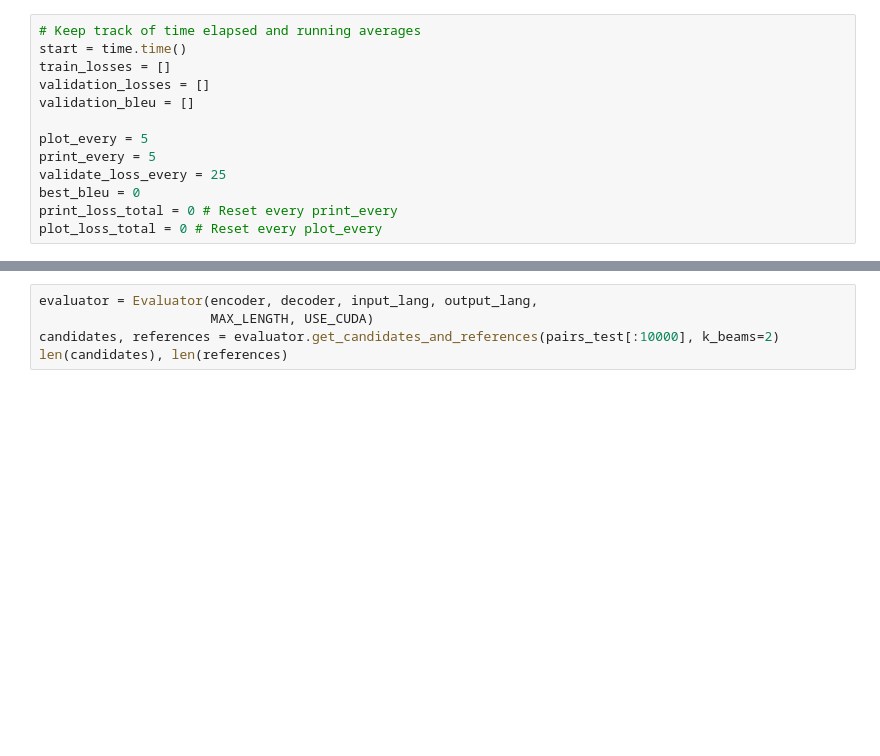
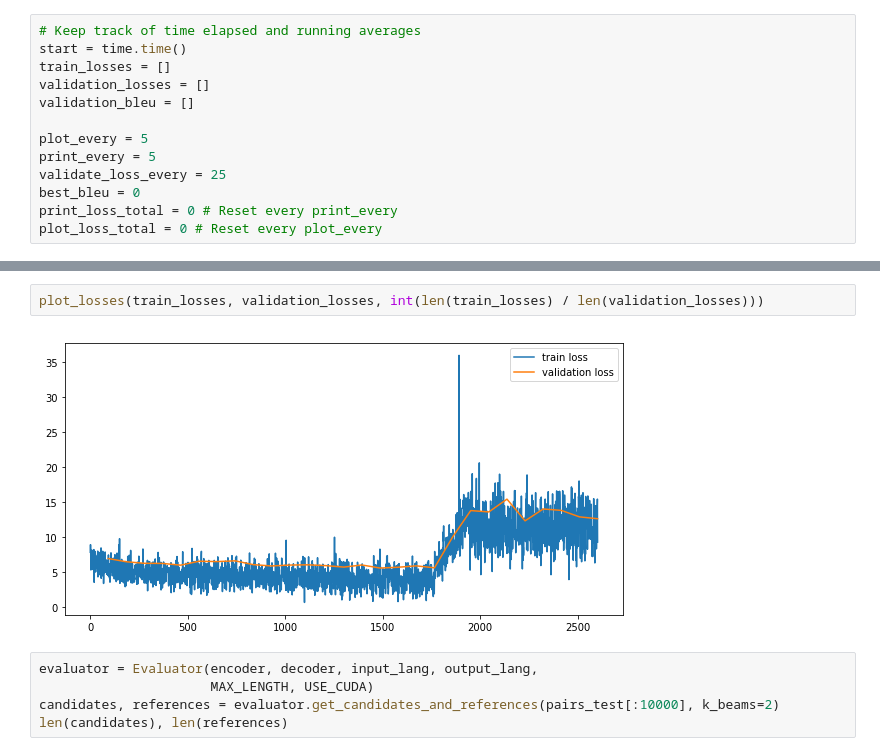
Before and after one commit to kdrivas/wsd-seq2seq, a Jupyter notebook: Step 2 - Conv lstm.ipynb, the cells around one changed output, grey strips where cells are left out. Drawn from its saved outputs; the diff is of its cells as text; blank space fills up the shorter version.

```diff
--- a/Step 2 - Conv lstm.ipynb
+++ b/Step 2 - Conv lstm.ipynb
@@ -429,3 +328,7 @@ torch.Tensor
+# %%
+plot_losses(train_losses, validation_losses, int(len(train_losses) / len(validation_losses)))
+# %% [output]
+[figure, added]
 # %%
 evaluator = Evaluator(encoder, decoder, input_lang, output_lang,
                       MAX_LENGTH, USE_CUDA)
```
Also changed, not shown: parts of 24 cells of this notebook, 19 other files.
